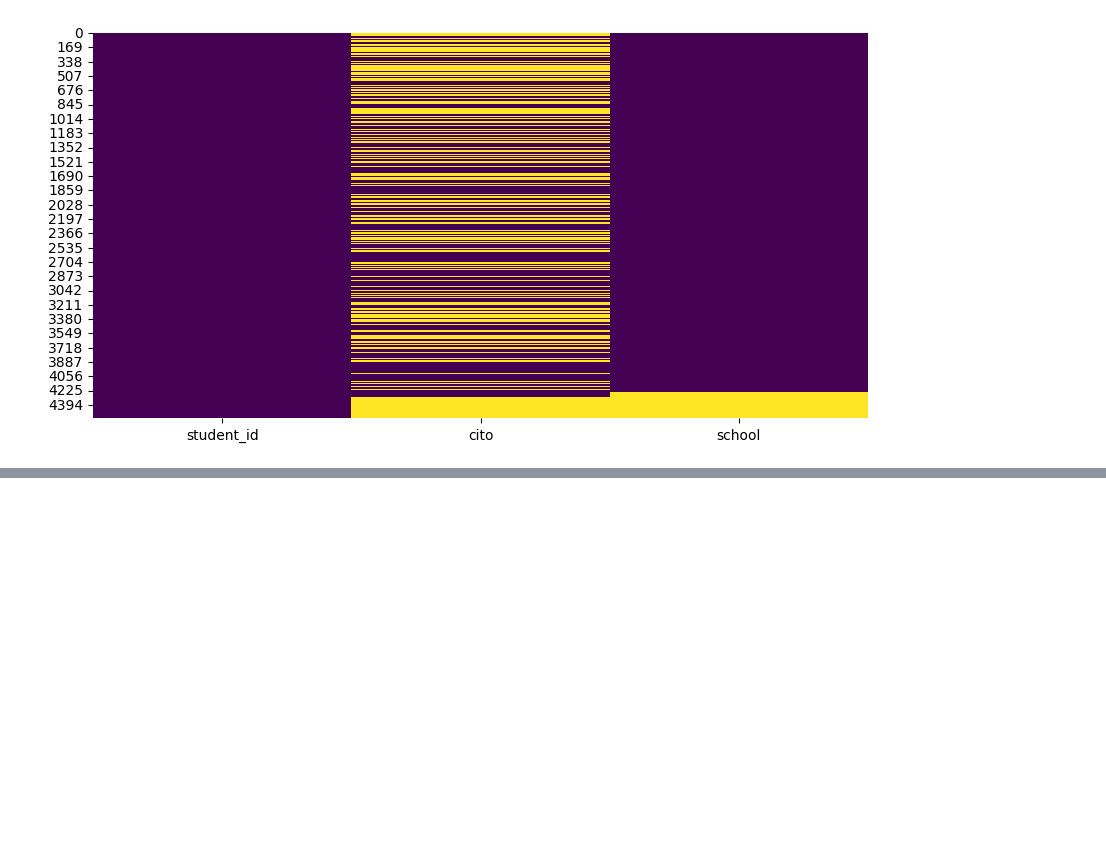
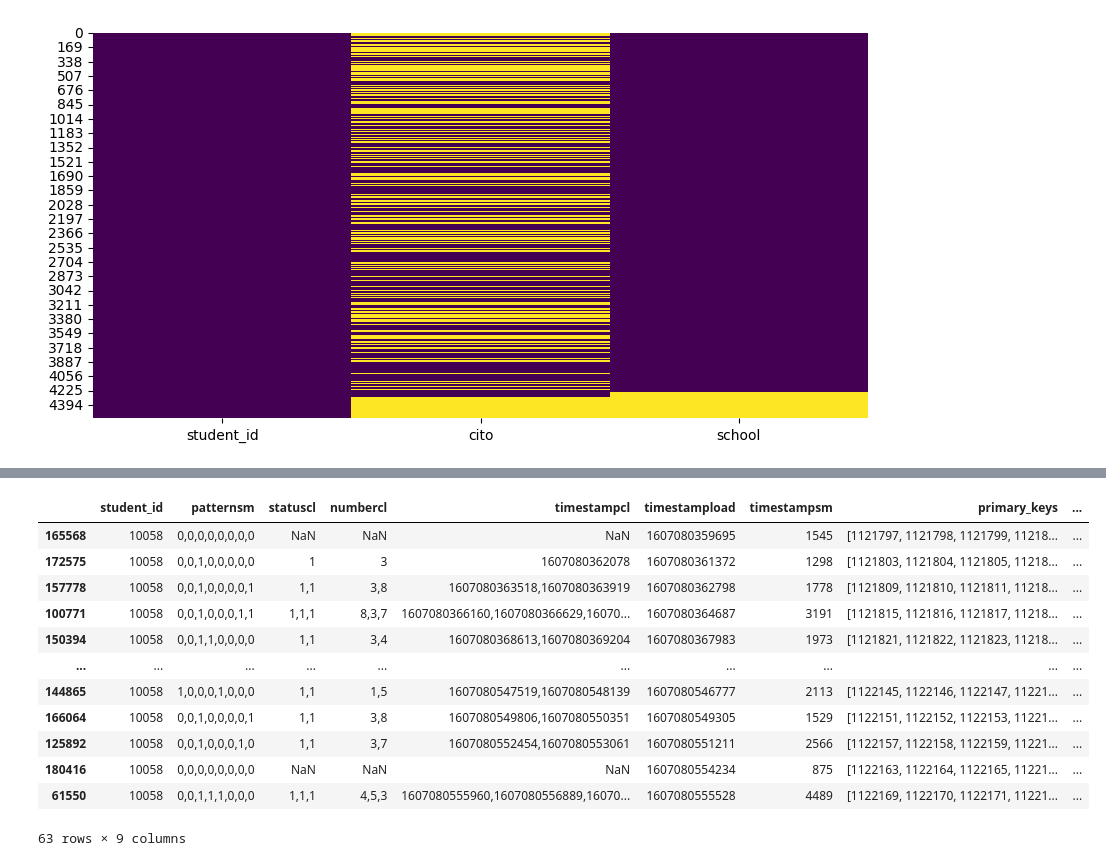
Before and after one commit to RowanBattles/Group4AI, a Jupyter notebook: Workbook.ipynb, the cells around one changed output, grey strips where cells are left out. Drawn from its saved outputs; the diff is of its cells as text; code cells hidden in the pictures; blank space fills up the shorter version.

```diff
--- a/Workbook.ipynb
+++ b/Workbook.ipynb
@@ -223,0 +305,6 @@ plt.show()
+# %%
+# Print dataframe for student 1
+print(df[df['student_id'] == 1].to_string())
+
+# Sort by timestampsm
+df = df.sort_values(by='timestampload', ascending=True)
@@ -223,0 +325,15 @@ plt.show()
+# %%
+# Iterate foreach (unique) student_id
+for student_id in df['student_id'].unique():
+
+    # Sort by timestampload
+    dfStudent = df[df['student_id'] == student_id].sort_values(by='timestampload', ascending=True)
+
+    # Get first value of timestampload
+    first_timestamp = dfStudent['timestampload'].iloc[0]
+
+    # Calculate max timestamp + 1800000
+    max_timestamp = first_timestamp + 1800000
+
+    # Remove rows where timestampsm is greater than max_timestamp
+    dfStudent = dfStudent[dfStudent['timestampsm'] <= max_timestamp]
@@ -223,0 +371,16 @@ plt.show()
+# %%
+dfStudent
+# %% [output]
+|  | student_id | patternsm | statuscl | numbercl | timestampcl | timestampload | timestampsm | primary_keys | ... |
+| 165568 | 10058 | 0,0,0,0,0,0,0,0 | NaN | NaN | NaN | 1607080359695 | 1545 | [1121797, 1121798, 1121799, 11218... | ... |
+| 172575 | 10058 | 0,0,1,0,0,0,0,0 | 1 | 3 | 1607080362078 | 1607080361372 | 1298 | [1121803, 1121804, 1121805, 11218... | ... |
+| 157778 | 10058 | 0,0,1,0,0,0,0,1 | 1,1 | 3,8 | 1607080363518,1607080363919 | 1607080362798 | 1778 | [1121809, 1121810, 1121811, 11218... | ... |
+| 100771 | 10058 | 0,0,1,0,0,0,1,1 | 1,1,1 | 8,3,7 | 1607080366160,1607080366629,16070... | 1607080364687 | 3191 | [1121815, 1121816, 1121817, 11218... | ... |
+| 150394 | 10058 | 0,0,1,1,0,0,0,0 | 1,1 | 3,4 | 1607080368613,1607080369204 | 1607080367983 | 1973 | [1121821, 1121822, 1121823, 11218... | ... |
+| ... | ... | ... | ... | ... | ... | ... | ... | ... | ... |
+| 144865 | 10058 | 1,0,0,0,1,0,0,0 | 1,1 | 1,5 | 1607080547519,1607080548139 | 1607080546777 | 2113 | [1122145, 1122146, 1122147, 11221... | ... |
+| 166064 | 10058 | 0,0,1,0,0,0,0,1 | 1,1 | 3,8 | 1607080549806,1607080550351 | 1607080549305 | 1529 | [1122151, 1122152, 1122153, 11221... | ... |
+| 125892 | 10058 | 0,0,1,0,0,0,1,0 | 1,1 | 3,7 | 1607080552454,1607080553061 | 1607080551211 | 2566 | [1122157, 1122158, 1122159, 11221... | ... |
+| 180416 | 10058 | 0,0,0,0,0,0,0,0 | NaN | NaN | NaN | 1607080554234 | 875 | [1122163, 1122164, 1122165, 11221... | ... |
+| 61550 | 10058 | 0,0,1,1,1,0,0,0 | 1,1,1 | 4,5,3 | 1607080555960,1607080556889,16070... | 1607080555528 | 4489 | [1122169, 1122170, 1122171, 11221... | ... |
+63 rows × 9 columns
```
Also changed, not shown: parts of 5 cells of this notebook.
